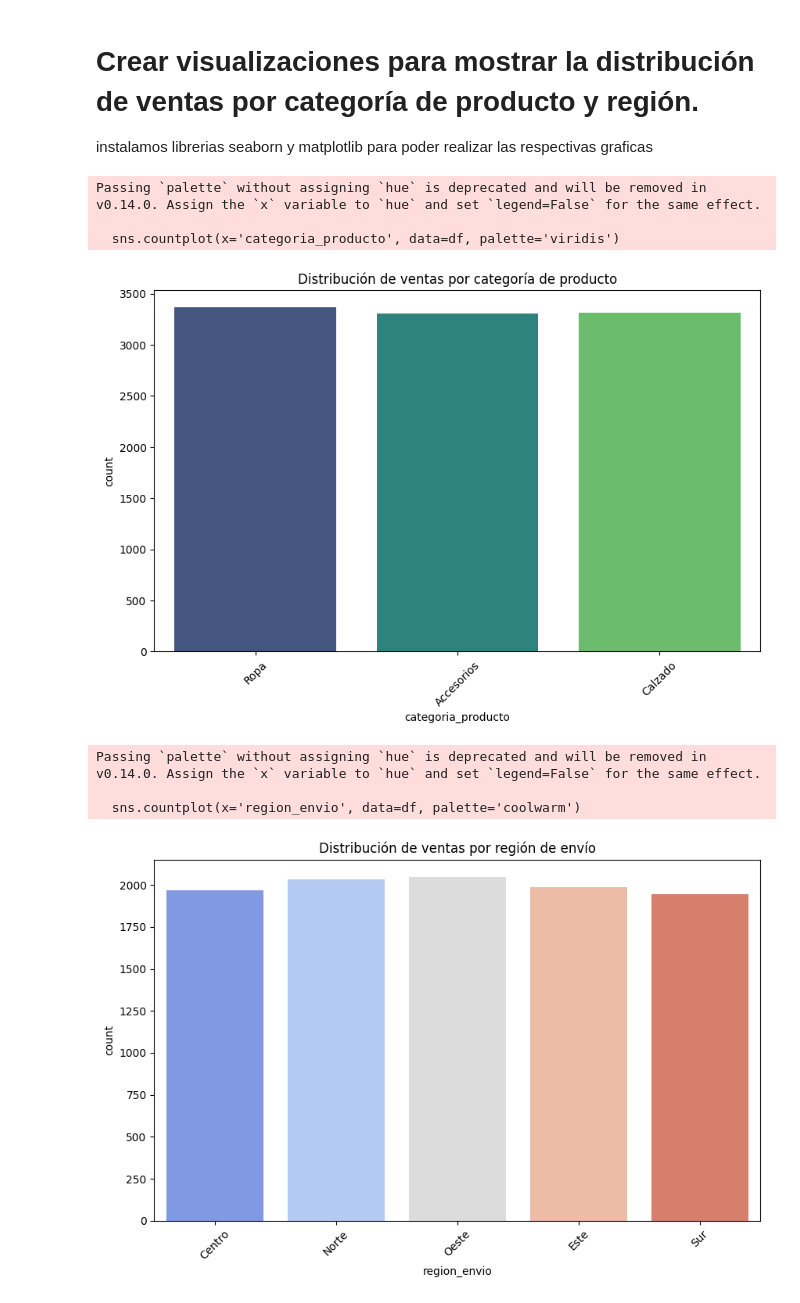
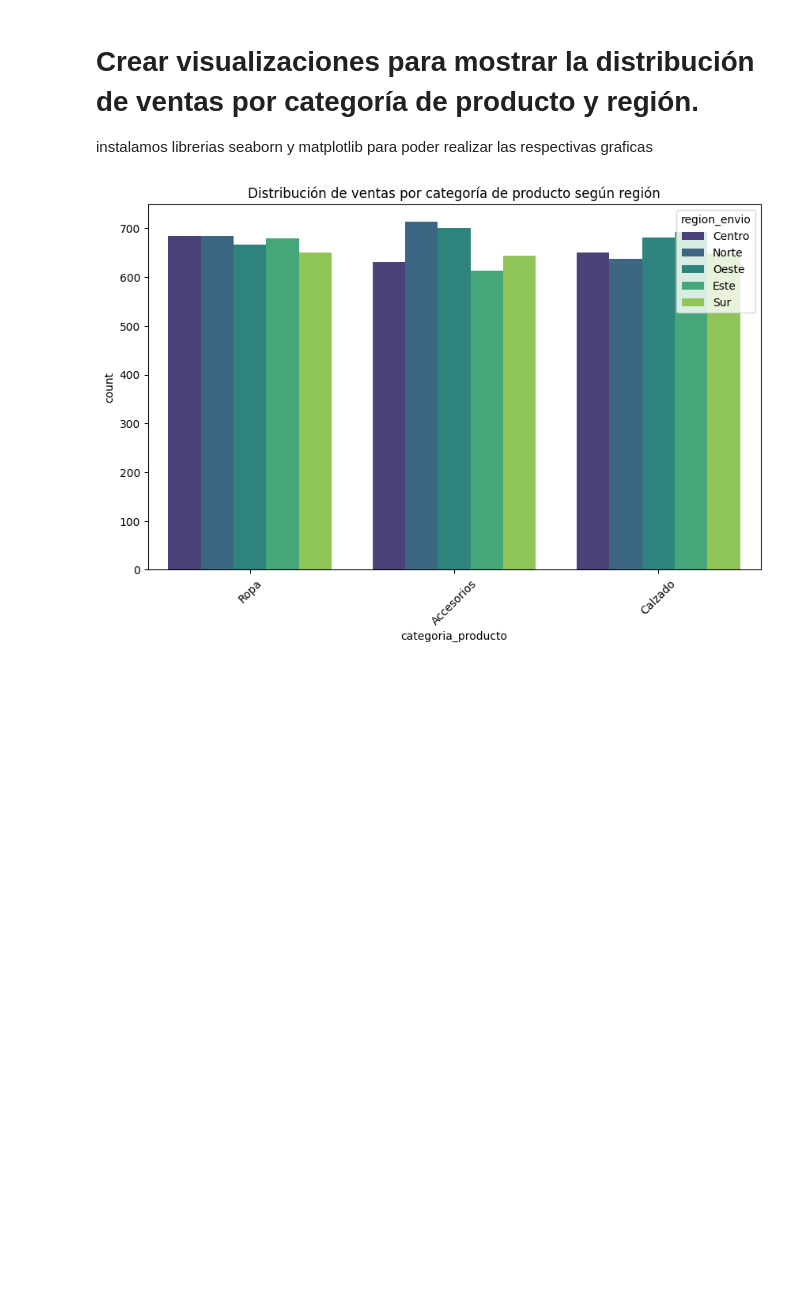
Before and after one commit to LuisBarrera23/SOG2_PRACTICA1_PAREJA13, a Jupyter notebook: src/exploratorio.ipynb, the cells around one changed output. Cells and saved outputs as stored; diff of their text form; code cells hidden in the pictures; blank space fills up the shorter version.

```diff
--- a/src/exploratorio.ipynb
+++ b/src/exploratorio.ipynb
@@ -81,26 +81,13 @@ instalamos librerias seaborn y matplotlib para poder realizar las respectivas gr
 # %%
 import seaborn as sns
 import matplotlib.pyplot as plt
 
-# Visualizar la distribución de ventas por categoría de producto
-plt.figure(figsize=(10, 6))
-sns.countplot(x='categoria_producto', data=df, palette='viridis')
-plt.title('Distribución de ventas por categoría de producto')
-plt.xticks(rotation=45)
-plt.show()
 
 # Visualizar la distribución de ventas por región de envío
 plt.figure(figsize=(10, 6))
-sns.countplot(x='region_envio', data=df, palette='coolwarm')
-plt.title('Distribución de ventas por región de envío')
+sns.countplot(x='categoria_producto', data=df, hue='region_envio', palette='viridis')
+plt.title('Distribución de ventas por categoría de producto según región')
 plt.xticks(rotation=45)
 plt.show()
 # %% [output]
-Passing `palette` without assigning `hue` is deprecated and will be removed in v0.14.0. Assign the `x` variable to `hue` and set `legend=False` for the same effect.
-
-  sns.countplot(x='categoria_producto', data=df, palette='viridis')
-[figure, old version]
+[figure, new version]
-Passing `palette` without assigning `hue` is deprecated and will be removed in v0.14.0. Assign the `x` variable to `hue` and set `legend=False` for the same effect.
-
-  sns.countplot(x='region_envio', data=df, palette='coolwarm')
-[figure, removed]
```
